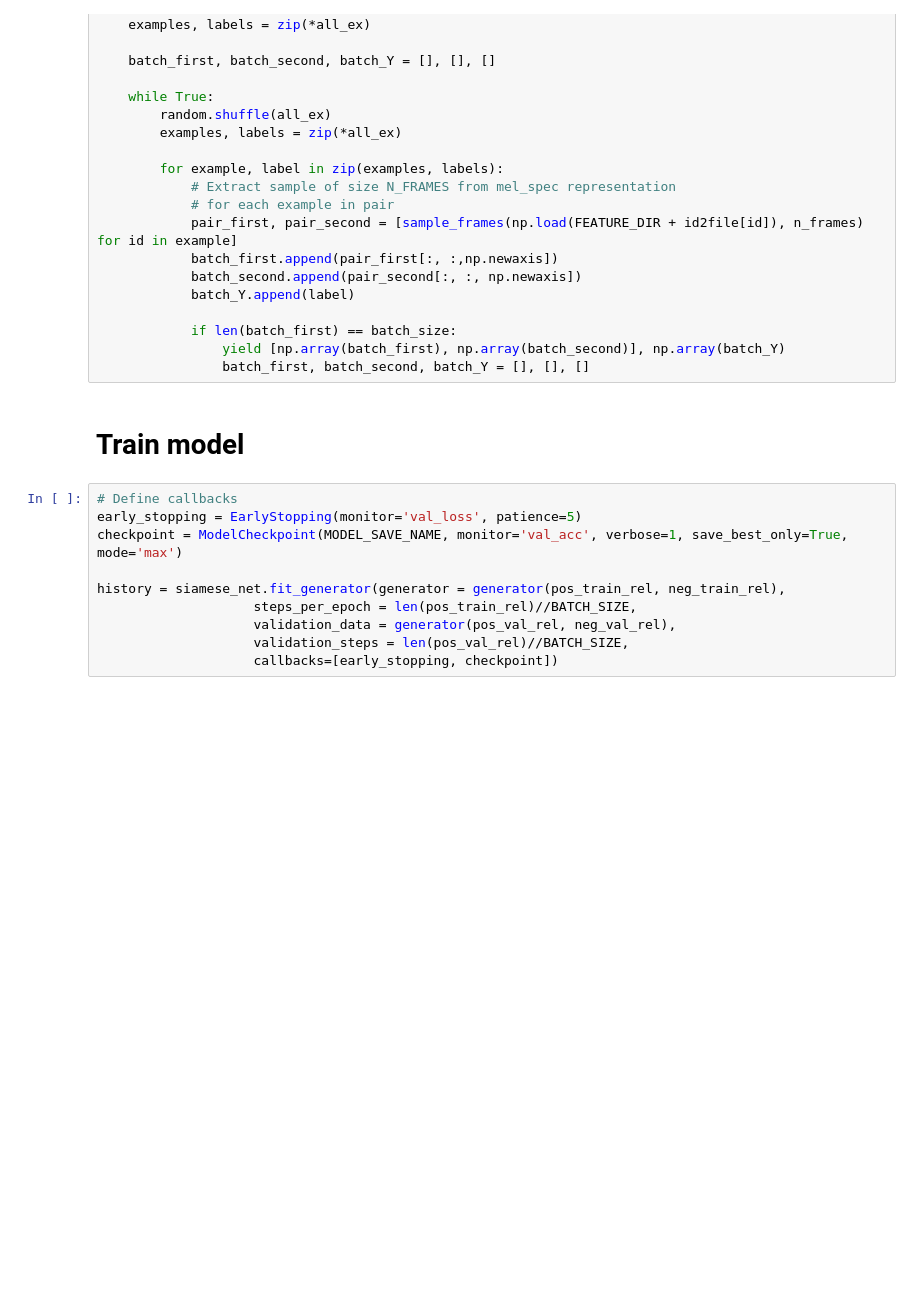
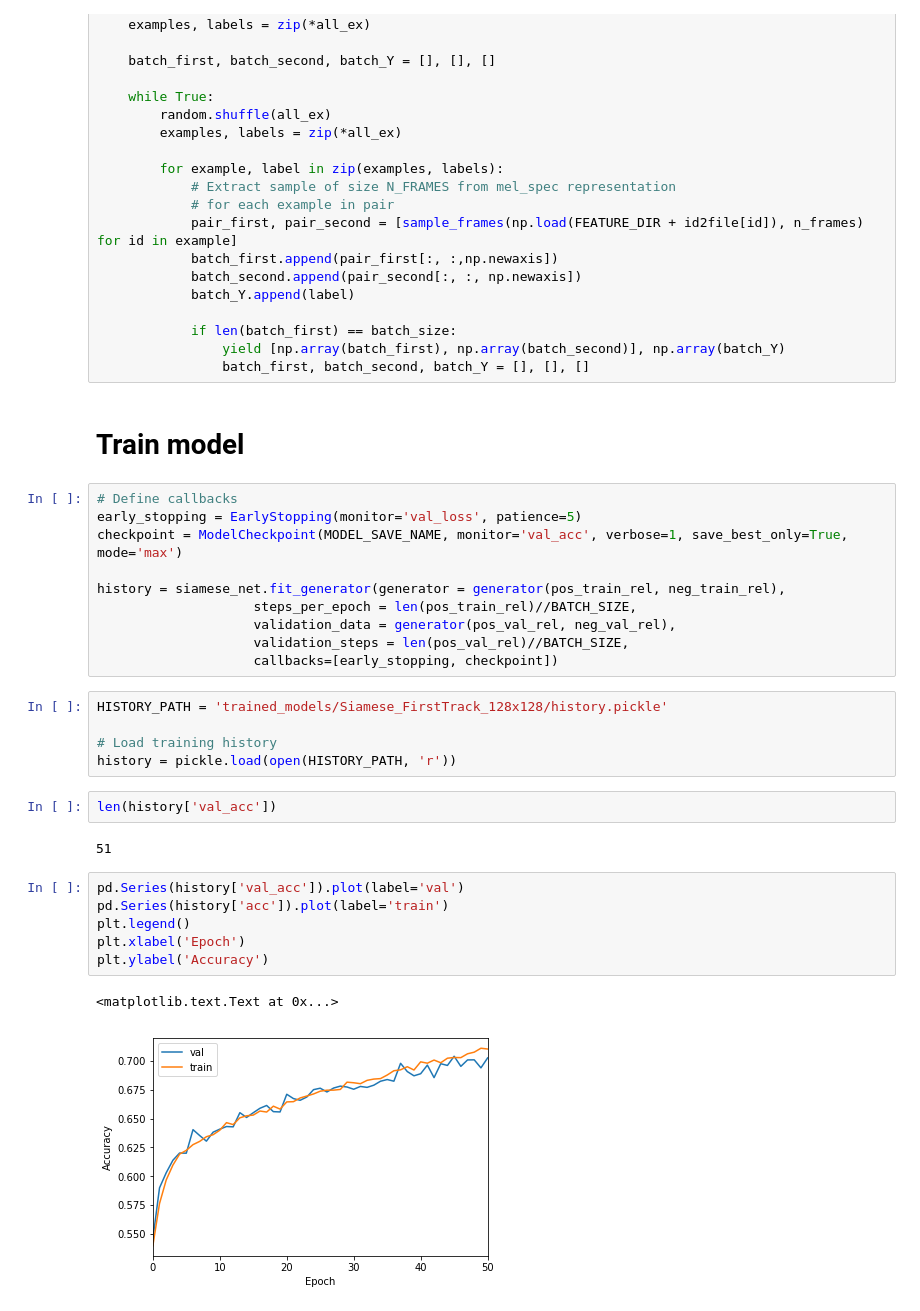
Before and after one commit to wzeyuann/music_influence, a Jupyter notebook: siamese/Siamese-First-Track.ipynb, the cells around one changed output. Drawn from its saved outputs; the diff is of its cells as text; blank space fills up the shorter version.

```diff
--- a/siamese/Siamese-First-Track.ipynb
+++ b/siamese/Siamese-First-Track.ipynb
@@ -180,3 +184,21 @@ history = siamese_net.fit_generator(generator = generator(pos_train_rel, neg_tra
                     validation_data = generator(pos_val_rel, neg_val_rel),
                     validation_steps = len(pos_val_rel)//BATCH_SIZE,
                     callbacks=[early_stopping, checkpoint])
+# %%
+HISTORY_PATH = 'trained_models/Siamese_FirstTrack_128x128/history.pickle'
+
+# Load training history
+history = pickle.load(open(HISTORY_PATH, 'r'))
+# %%
+len(history['val_acc'])
+# %% [output]
+51
+# %%
+pd.Series(history['val_acc']).plot(label='val')
+pd.Series(history['acc']).plot(label='train')
+plt.legend()
+plt.xlabel('Epoch')
+plt.ylabel('Accuracy')
+# %% [output]
+<matplotlib.text.Text at 0x...>
+[figure, added]
```
Also changed, not shown: parts of 4 cells of this notebook, 15 other files.
